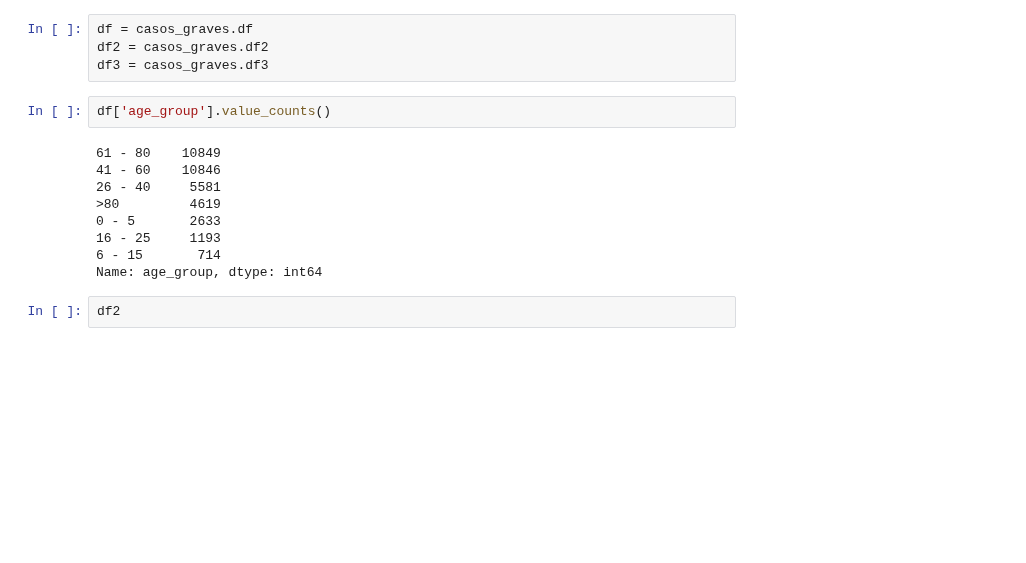
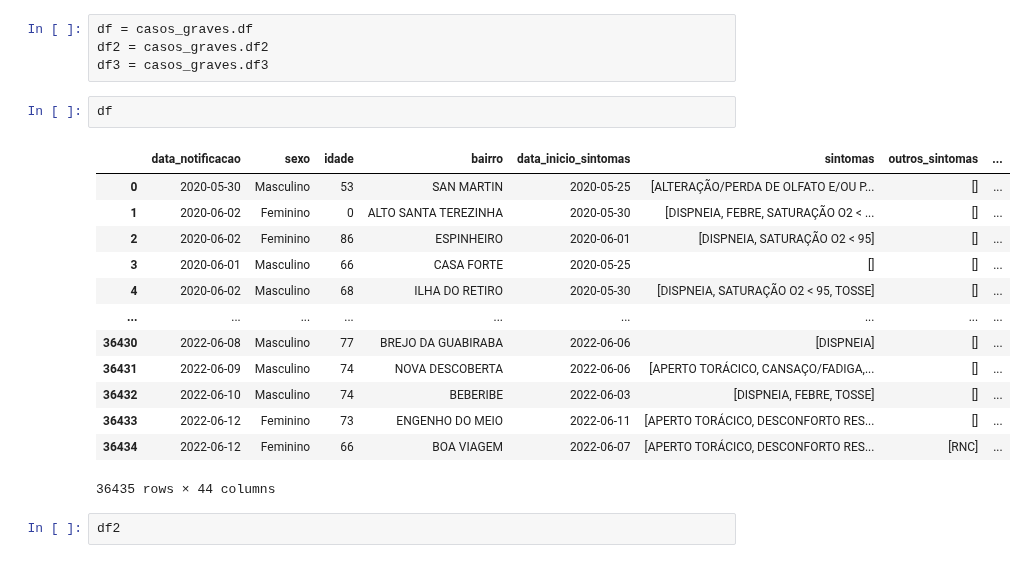
Before and after one commit to bielarnaud/Estudo_dados_de_covid, a Jupyter notebook: Codes/Casos_Graves.ipynb, the cells around one changed output. Cells and saved outputs as stored; diff of their text form; blank space fills up the shorter version.

```diff
--- a/Codes/Casos_Graves.ipynb
+++ b/Codes/Casos_Graves.ipynb
@@ -20,16 +20,21 @@ df = casos_graves.df
 df2 = casos_graves.df2
 df3 = casos_graves.df3
 # %%
-df['age_group'].value_counts()
+df
 # %% [output]
+|  | data_notificacao | sexo | idade | bairro | data_inicio_sintomas | sintomas | outros_sintomas | ... |
+| 0 | 2020-05-30 | Masculino | 53 | SAN MARTIN | 2020-05-25 | [ALTERAÇÃO/PERDA DE OLFATO E/OU P... | [] | ... |
+| 1 | 2020-06-02 | Feminino | 0 | ALTO SANTA TEREZINHA | 2020-05-30 | [DISPNEIA, FEBRE, SATURAÇÃO O2 < ... | [] | ... |
+| 2 | 2020-06-02 | Feminino | 86 | ESPINHEIRO | 2020-06-01 | [DISPNEIA, SATURAÇÃO O2 < 95] | [] | ... |
+| 3 | 2020-06-01 | Masculino | 66 | CASA FORTE | 2020-05-25 | [] | [] | ... |
+| 4 | 2020-06-02 | Masculino | 68 | ILHA DO RETIRO | 2020-05-30 | [DISPNEIA, SATURAÇÃO O2 < 95, TOSSE] | [] | ... |
+| ... | ... | ... | ... | ... | ... | ... | ... | ... |
+| 36430 | 2022-06-08 | Masculino | 77 | BREJO DA GUABIRABA | 2022-06-06 | [DISPNEIA] | [] | ... |
+| 36431 | 2022-06-09 | Masculino | 74 | NOVA DESCOBERTA | 2022-06-06 | [APERTO TORÁCICO, CANSAÇO/FADIGA,... | [] | ... |
+| 36432 | 2022-06-10 | Masculino | 74 | BEBERIBE | 2022-06-03 | [DISPNEIA, FEBRE, TOSSE] | [] | ... |
+| 36433 | 2022-06-12 | Feminino | 73 | ENGENHO DO MEIO | 2022-06-11 | [APERTO TORÁCICO, DESCONFORTO RES... | [] | ... |
+| 36434 | 2022-06-12 | Feminino | 66 | BOA VIAGEM | 2022-06-07 | [APERTO TORÁCICO, DESCONFORTO RES... | [RNC] | ... |
-61 - 80    10849
-41 - 60    10846
-26 - 40     5581
->80         4619
-0 - 5       2633
-16 - 25     1193
-6 - 15       714
-Name: age_group, dtype: int64
+36435 rows × 44 columns
 # %%
 df2
 # %% [output]
```
Also changed, not shown: 3 other files.
